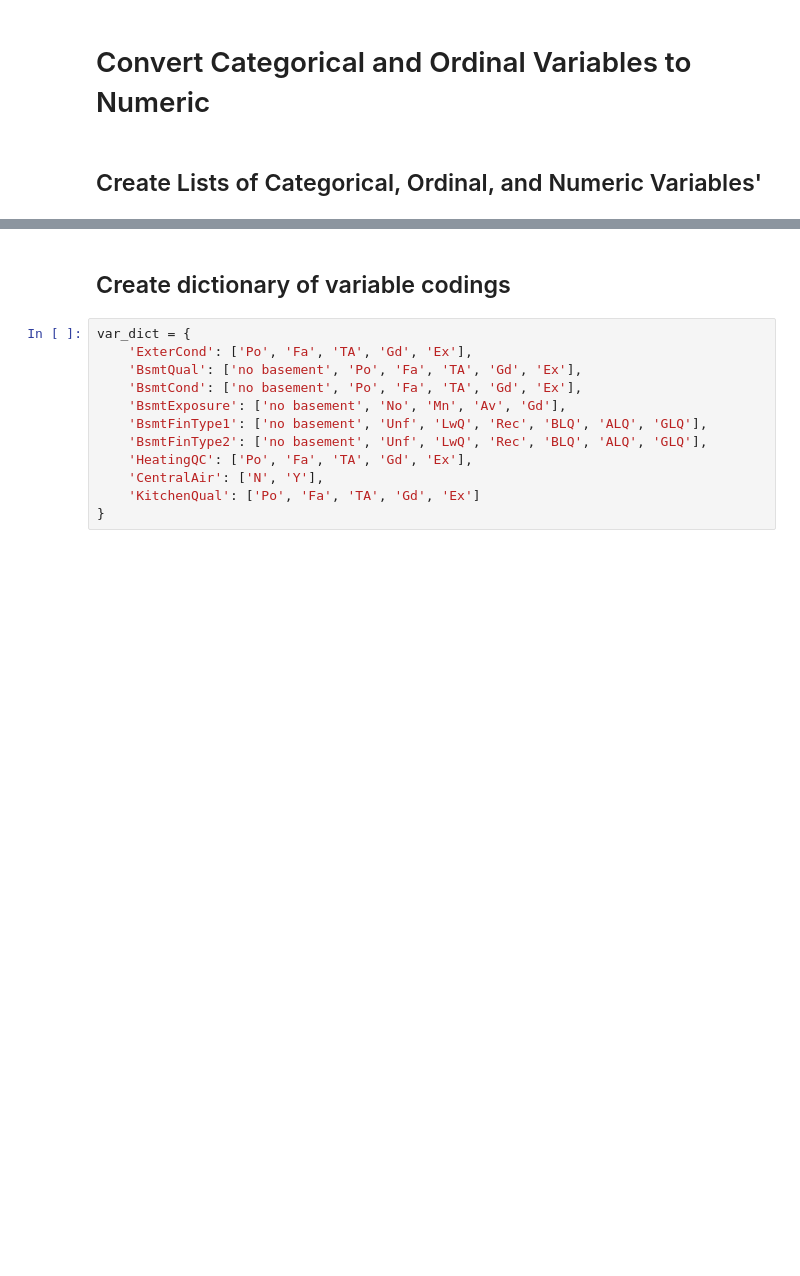
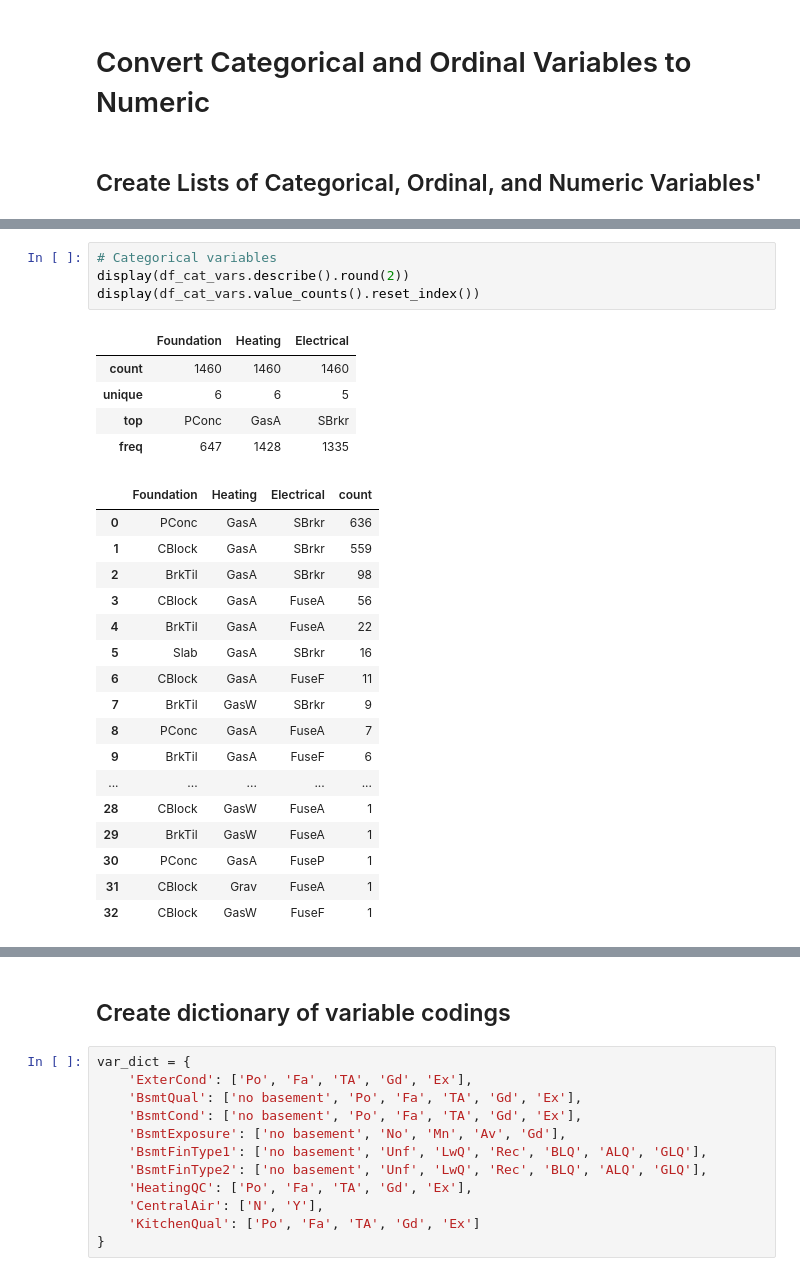
Before and after one commit to AaronMartin78/Kaggle-Competition-Housing-Prices-I, a Jupyter notebook: Data_Inspection_Vars_28_54.ipynb, the cells around one changed output, grey strips where cells are left out. Drawn from its saved outputs; the diff is of its cells as text; blank space fills up the shorter version.

```diff
--- a/Data_Inspection_Vars_28_54.ipynb
+++ b/Data_Inspection_Vars_28_54.ipynb
@@ -153,0 +319,27 @@ numeric_vars = ['BsmtFinSF1', 'BsmtFinSF2', 'BsmtUnfSF', 'TotalBsmtSF', '1stFlrS
+# %%
+# Categorical variables
+display(df_cat_vars.describe().round(2))
+display(df_cat_vars.value_counts().reset_index())
+# %% [output]
+|  | Foundation | Heating | Electrical |
+| count | 1460 | 1460 | 1460 |
+| unique | 6 | 6 | 5 |
+| top | PConc | GasA | SBrkr |
+| freq | 647 | 1428 | 1335 |
+|  | Foundation | Heating | Electrical | count |
+| 0 | PConc | GasA | SBrkr | 636 |
+| 1 | CBlock | GasA | SBrkr | 559 |
+| 2 | BrkTil | GasA | SBrkr | 98 |
+| 3 | CBlock | GasA | FuseA | 56 |
+| 4 | BrkTil | GasA | FuseA | 22 |
+| 5 | Slab | GasA | SBrkr | 16 |
+| 6 | CBlock | GasA | FuseF | 11 |
+| 7 | BrkTil | GasW | SBrkr | 9 |
+| 8 | PConc | GasA | FuseA | 7 |
+| 9 | BrkTil | GasA | FuseF | 6 |
+| ... | ... | ... | ... | ... |
+| 28 | CBlock | GasW | FuseA | 1 |
+| 29 | BrkTil | GasW | FuseA | 1 |
+| 30 | PConc | GasA | FuseP | 1 |
+| 31 | CBlock | Grav | FuseA | 1 |
+| 32 | CBlock | GasW | FuseF | 1 |
```
Also changed, not shown: parts of 39 cells of this notebook, 1 other file.
